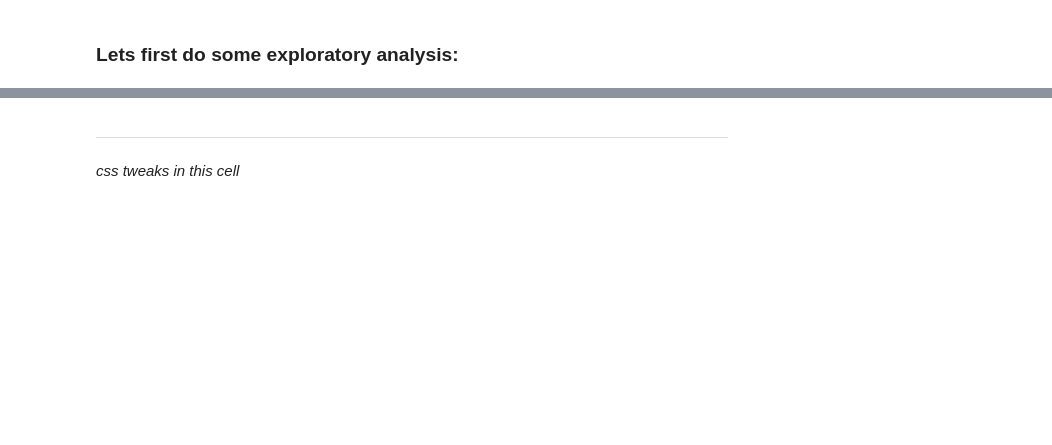
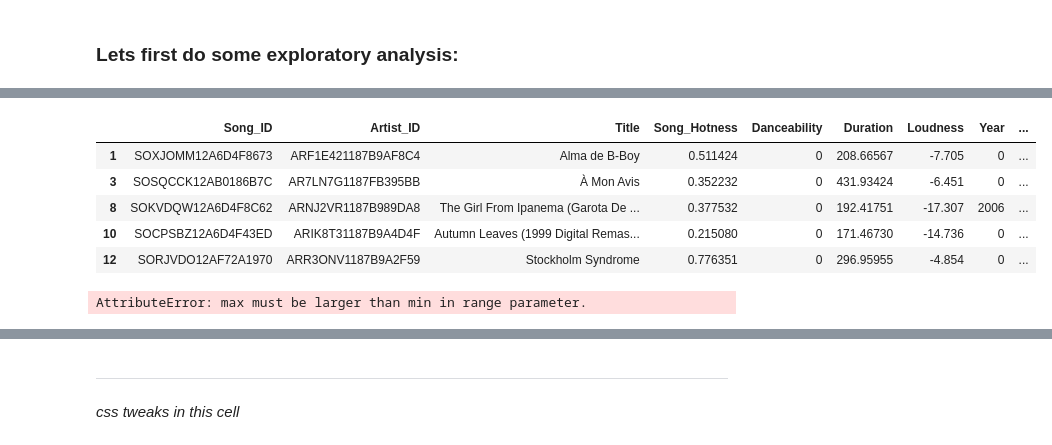
Before and after one commit to AnastasiyaB/Music_Magic, a Jupyter notebook: Music_Magic.ipynb, the cells around one changed output, grey strips where cells are left out. Saved outputs shown, nothing was run; the diff lists cells and outputs as text; code cells hidden in the pictures; blank space fills up the shorter version.

```diff
--- a/Music_Magic.ipynb
+++ b/Music_Magic.ipynb
@@ -340,0 +242,20 @@ gathering year data...
+# %%
+### TODO clean up the data
+
+"""a = hi[hi.Duration == 208.66567].Tags.values[0]
+print a"""
+
+#hi = data_df.replace(a, np.nan) # eliminate all empty tags
+#print type(hi[hi.Duration == 208.66567].Tags.values[0])
+
+hi = data_df.dropna()
+hi.head(5)
+
+### do some more data clean up
+# %% [output]
+|  | Song_ID | Artist_ID | Title | Song_Hotness | Danceability | Duration | Loudness | Year | ... |
+| 1 | SOXJOMM12A6D4F8673 | ARF1E421187B9AF8C4 | Alma de B-Boy | 0.511424 | 0 | 208.66567 | -7.705 | 0 | ... |
+| 3 | SOSQCCK12AB0186B7C | AR7LN7G1187FB395BB | À Mon Avis | 0.352232 | 0 | 431.93424 | -6.451 | 0 | ... |
+| 8 | SOKVDQW12A6D4F8C62 | ARNJ2VR1187B989DA8 | The Girl From Ipanema (Garota De ... | 0.377532 | 0 | 192.41751 | -17.307 | 2006 | ... |
+| 10 | SOCPSBZ12A6D4F43ED | ARIK8T31187B9A4D4F | Autumn Leaves (1999 Digital Remas... | 0.215080 | 0 | 171.46730 | -14.736 | 0 | ... |
+| 12 | SORJVDO12AF72A1970 | ARR3ONV1187B9A2F59 | Stockholm Syndrome | 0.776351 | 0 | 296.95955 | -4.854 | 0 | ... |
@@ -340,0 +264,36 @@ gathering year data...
+# %%
+clean_df = hi ## replace with whatever we get
+
+### exploratory visualizations
+def scatter_regress(data1, data2, title=""):
+    np.polyfit(data1, data2, 2)
+
+    plt.scatter(data1, data2)
+    remove_border()
+
+    fit = polyfit(data1, data2,1)
+    fit_fn = poly1d(fit)
+    plot(data1,data2, 'yo', data1, fit_fn(data1), '--k')
+    plt.title(title)
+    plt.show()
+
+### do the same thing for rating with like every category
+#scatter_regress(clean_df.Loudness.values, clean_df.Duration.values, "Loudness vs Duration")
+
+## TODO figure out how to embed this in the notebook
+
+grouped_by_hotness = clean_df.groupby(clean_df.Song_Hotness)
+gg = pd.Series(clean_df.Song_Hotness, clean_df.Ratings)
+plt.hist(gg)
+#scatter_regress(clean_df.Song_Hotness, clean_df.Ratings, "Ratings and Song Hotness")
+
+
+"""scatter_regress(clean_df.Ratings.values, clean_df.Song_Hotness, "Ratings and Song Hotness")
+scatter_regress(clean_df.Ratings.values, clean_df.Song_Hotness, "Ratings and Song Hotness")
+scatter_regress(clean_df.Ratings.values, clean_df.Song_Hotness, "Ratings and Song Hotness")
+scatter_regress(clean_df.Ratings.values, clean_df.Song_Hotness, "Ratings and Song Hotness")
+
+# grouped by
+grouped_by_year = clean_df.groupby(clean_df.Year)"""
+# %% [output]
+AttributeError: max must be larger than min in range parameter.
```
Also changed, not shown: parts of 22 cells of this notebook.
